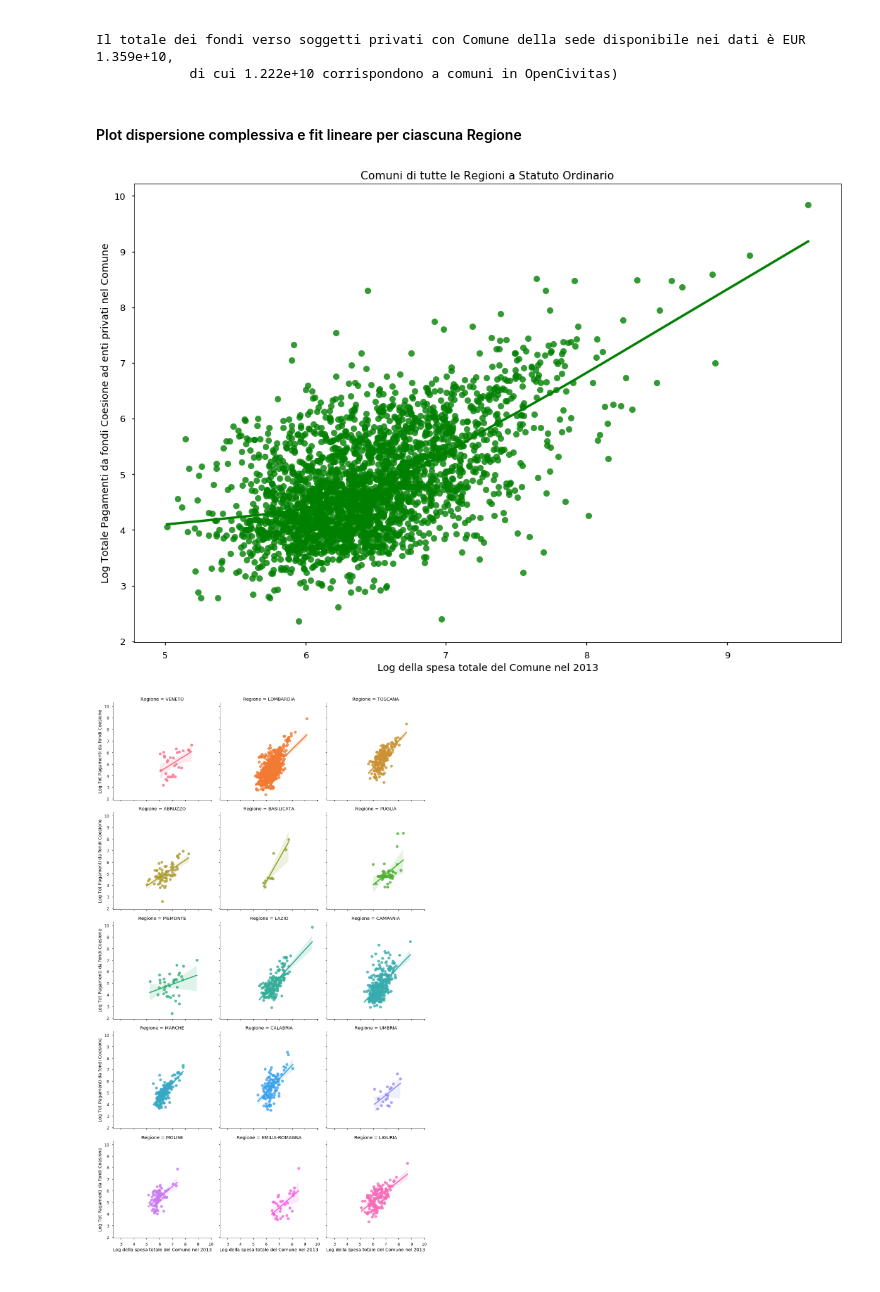
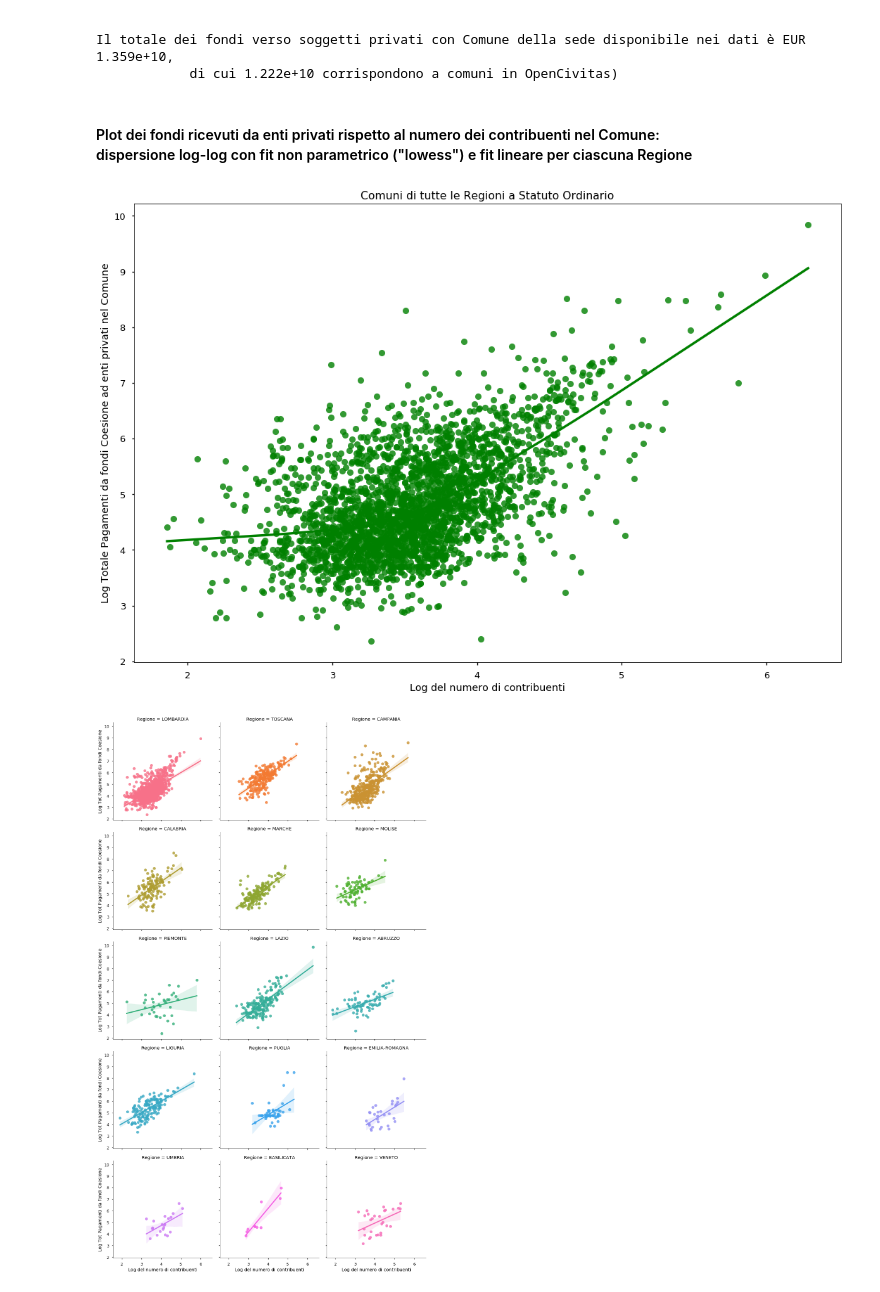
Before and after one commit to davideveronese/daf-data-science, a Jupyter notebook: opencoesione/Comune-based data.ipynb, the cells around one changed output. Saved outputs shown, nothing was run; the diff lists cells and outputs as text; code cells hidden in the pictures.

```diff
--- a/opencoesione/Comune-based data.ipynb
+++ b/opencoesione/Comune-based data.ipynb
@@ -91,20 +103,22 @@ plt.rcParams["figure.figsize"] = (18,12)
 sns.set_context("talk")
 dataLog=unioneComuniSoggetti[unioneComuniSoggetti.ANNO==2013].copy()
 dataLog['TOT_PAGAMENTI'] = np.log10(dataLog.TOT_PAGAMENTI)
-dataLog['SPESA_CCC_tot'] = np.log10(dataLog.SPESA_CCC_tot)
-xLabelLog = 'Log della spesa totale del Comune nel 2013'
+dataLog['Numero contribuenti'] = np.log10(dataLog['Numero contribuenti'])
+dataLog = dataLog[~dataLog['TOT_PAGAMENTI'].isna()]
+#xLabelLog = 'Log della spesa totale del Comune nel 2013'
+xLabelLog = 'Log del numero di contribuenti'
 yLabelLog = 'Log Totale Pagamenti da fondi Coesione ad enti privati nel Comune'
 # %% [markdown]
-#### Plot dispersione complessiva e fit lineare per ciascuna Regione
+#### Plot dei fondi ricevuti da enti privati rispetto al numero dei contribuenti nel Comune: <br> dispersione log-log con fit non parametrico ("lowess") e fit lineare per ciascuna Regione
 # %%
-axAll = sns.regplot(x='SPESA_CCC_tot', y='TOT_PAGAMENTI', data=dataLog, lowess=True, color = 'g')
+axAll = sns.regplot(x='Numero contribuenti', y='TOT_PAGAMENTI', data=dataLog, lowess=True, color = 'g')
 axAll.set(xlabel =xLabelLog, ylabel=yLabelLog, title='Comuni di tutte le Regioni a Statuto Ordinario')
-axSplit = sns.lmplot(x='SPESA_CCC_tot', y='TOT_PAGAMENTI', data=dataLog,
+axSplit = sns.lmplot(x='Numero contribuenti', y='TOT_PAGAMENTI', data=dataLog,
                     truncate=True, hue='Regione', col='Regione', col_wrap=3)
 for ax in axSplit.axes:
     if ax.get_xlabel(): ax.set(xlabel=xLabelLog)
     if ax.get_ylabel(): ax.set(ylabel='Log Tot Pagamenti da fondi Coesione')
 plt.show()
 # %% [output]
-[figure, old version]
+[figure, new version]
-[figure, old version]
+[figure, new version]
```
Also changed, not shown: parts of 16 cells of this notebook.
